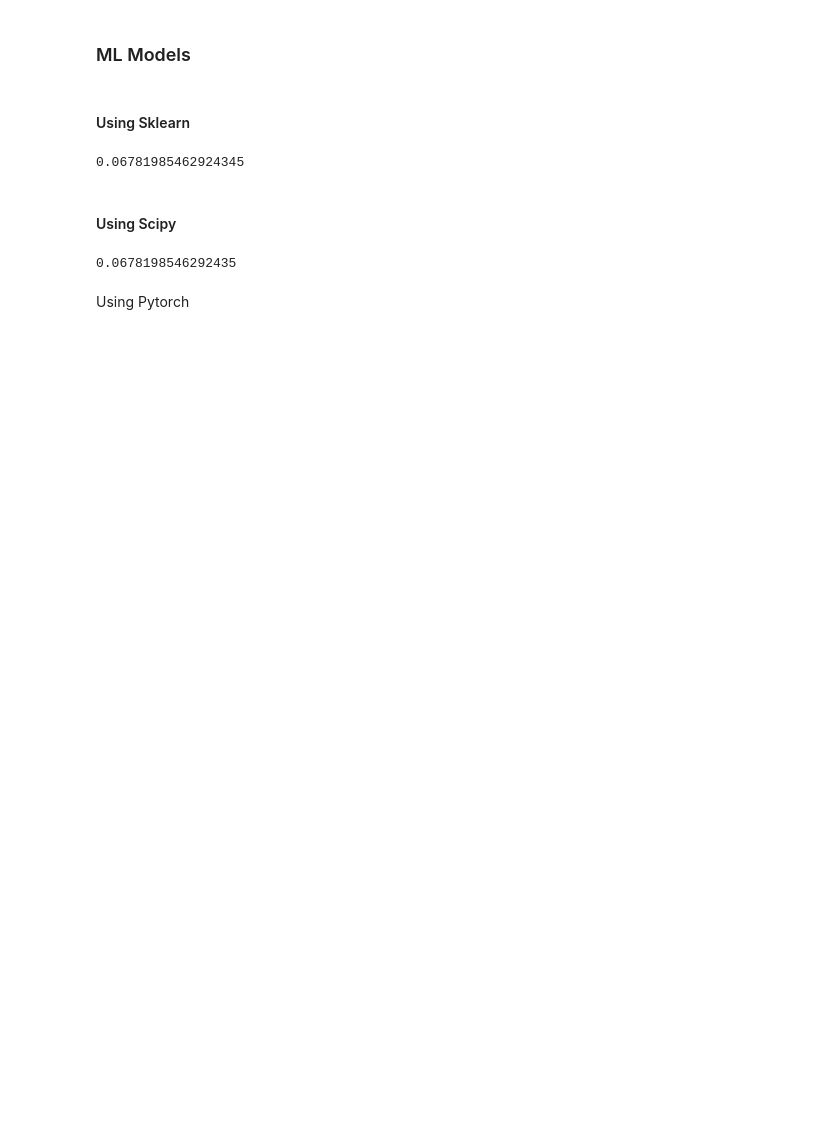
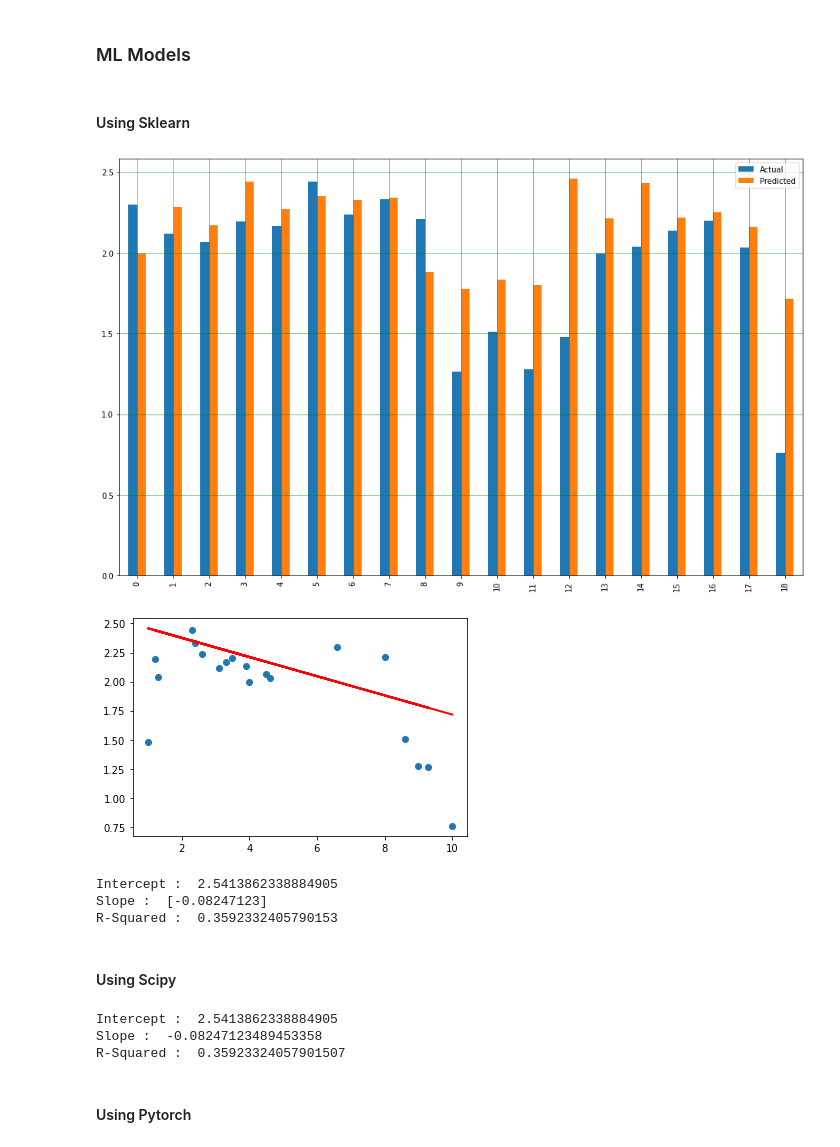
Before and after one commit to arnold402/Pre-assignment-DSI, a Jupyter notebook: Assignment.ipynb, the cells around one changed output. Cells and saved outputs as stored; diff of their text form; code cells hidden in the pictures; blank space fills up the shorter version.

Commit message:
fix: improve ML models

```diff
--- a/Assignment.ipynb
+++ b/Assignment.ipynb
@@ -463,22 +475,58 @@ df_avgrating_scatter.head()
 main_df = df_avgrating_scatter.copy()
 # %% [markdown]
 #### Using Sklearn
-# %%
-#X_train, X_test, y_train, y_test = train_test_split(X, y, test_size = 0.25)
-X = main_df[['averageRating']]
-y = main_df[['log10Votes']]
-regr = LinearRegression()
-regr.fit(X, y)
-print(regr.score(X, y))
-# %% [output]
-0.06781985462924345
+# %%
+# Separating the data into independent and dependent variables
+# Converting each dataframe into a numpy array
+X = np.array(main_df['averageRating']).reshape(-1, 1)
+y = np.array(main_df['log10Votes']).reshape(-1, 1)
+
+# Splitting the data into training and testing data
+X_train, X_test, y_train, y_test = train_test_split(X,y, test_size=0.2,random_state=2)
+
+# Regression instance
+regr = LinearRegression()
+
+# training the model
+regr.fit(X_train, y_train)
+y_pred = regr.predict(X_test) # Making predictions on the test data
+predic = pd.DataFrame({'Actual': y_test.flatten(), 'Predicted': y_pred.flatten()}) # Comparison of actual output values for X_test with the predicted values
+
+# Comparison of actual output values for X_test with the predicted values using a bar graph
+df1 = predic.head(22)
+df1.plot(kind='bar',figsize=(16,10))
+plt.grid(which='major', linestyle='-', linewidth='0.5', color='green')
+plt.grid(which='minor', linestyle=':', linewidth='0.5', color='black')
+plt.show()
+print("\n")
+# Scatter Plot
+plt.scatter(X_test, y_test)
+plt.plot(X_test, y_pred,color='red', linewidth=2)
+plt.show()
+
+
+print("Intercept : ", regr.intercept_[0])  #To retrieve the intercept.
+print("Slope : ",regr.coef_[0]) #For retrieving the slope.
+print("R-Squared : ",regr.score(X_train, y_train)) #To retrieve the R score on training data.
+# %% [output]
+[figure, added]
+[figure, added]
+Intercept :  2.5413862338884905
+Slope :  [-0.08247123]
+R-Squared :  0.3592332405790153
 # %% [markdown]
 #### Using Scipy
-# %%
-scipy_model = stats.linregress(main_df['averageRating'],main_df['log10Votes'])
-scipy_model.rvalue**2
-# %% [output]
-0.0678198546292435
-# %% [markdown]
-Using Pytorch
+# %%
+from scipy import stats
+# fit data into scipy model
+scipy_model = stats.mstats.linregress(X_train,y_train)
+print("Intercept : ", scipy_model.intercept)
+print("Slope : ", scipy_model.slope)
+print("R-Squared : ", scipy_model.rvalue**2)
+# %% [output]
+Intercept :  2.5413862338884905
+Slope :  -0.08247123489453358
+R-Squared :  0.35923324057901507
+# %% [markdown]
+#### Using Pytorch
 # %%
```
Also changed, not shown: parts of 8 cells of this notebook.
